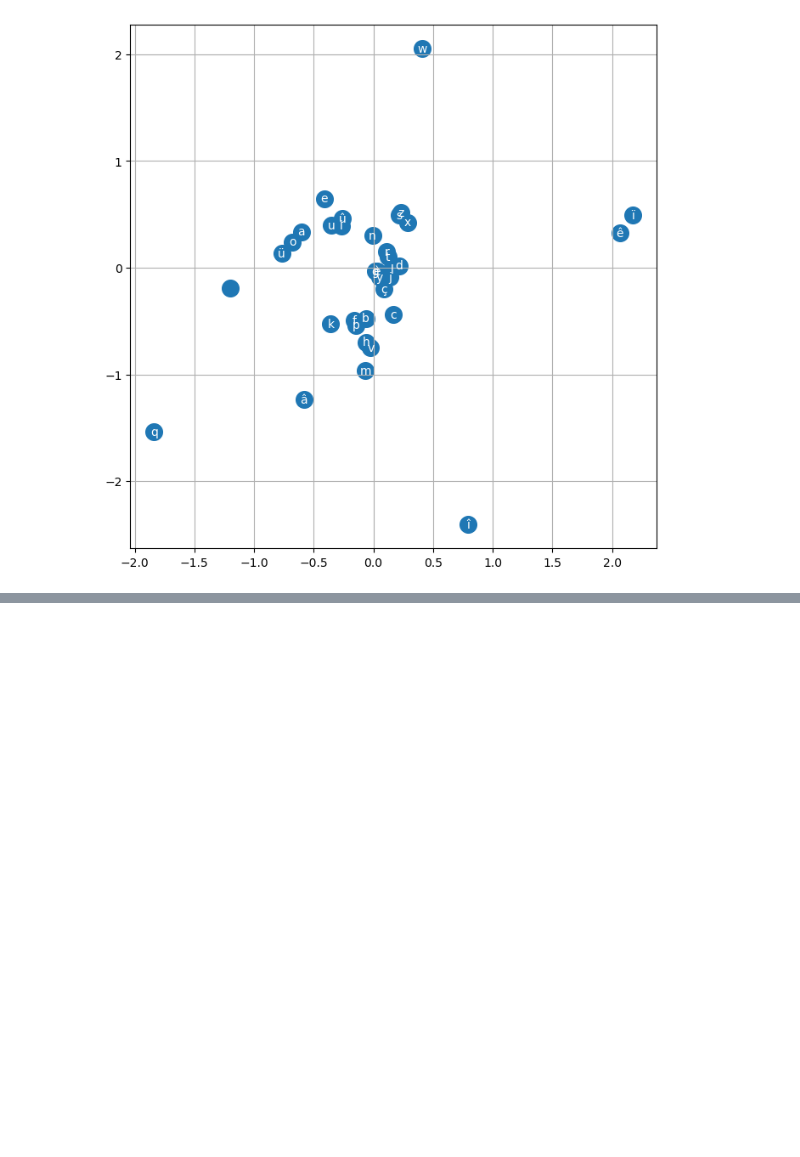
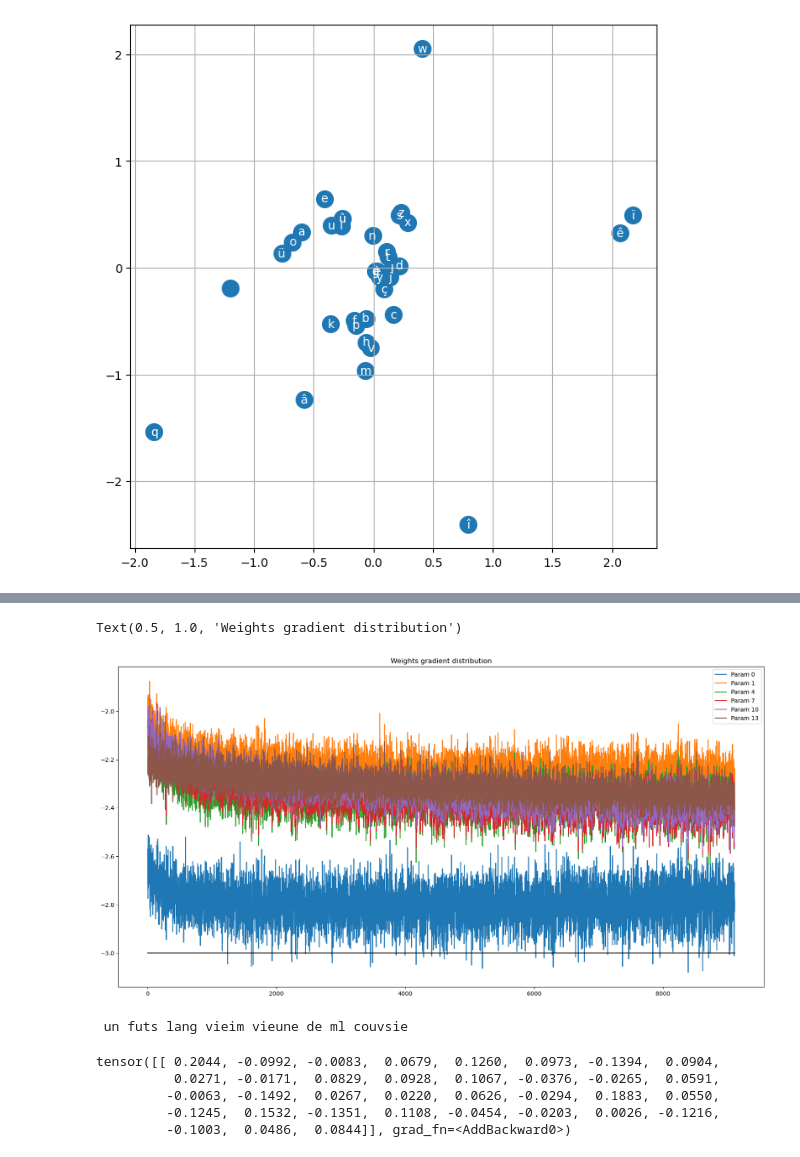
Before and after one commit to guillaumepaviot/poem_generator, a Jupyter notebook: poemgenerator.ipynb, the cells around one changed output, grey strips where cells are left out. Cells and saved outputs as stored; diff of their text form; code cells hidden in the pictures; blank space fills up the shorter version.

```diff
--- a/poemgenerator.ipynb
+++ b/poemgenerator.ipynb
@@ -318,11 +549,11 @@ plt.grid('minor')
 [figure]
 # %%
 out = []
-context = [0]*3
+context = [0]*5
 
 for _ in range(40):
     emb = C[torch.tensor([context])]
-    h = torch.tanh(emb.view(1, -1) @ W1 + b1)
+    h = torch.tanh(emb.view(emb.shape[0], -1) @ W1 + b1)
     logits = h @ W2 + b2
     probs = F.softmax(logits, dim=1)
     ix = torch.multinomial(probs, num_samples=1, generator=g).item()
@@ -415,0 +863,43 @@ l homme un douceur de evanouir non une fraternite brûlants s dans ou je s un se
+# %%
+plt.figure(figsize=(20, 10))
+legend = []
+for i, p in enumerate(parameters):
+    if p.ndim == 2:
+        plt.plot([ud[j][i] for j in range(len(ud))])
+        legend.append(f'Param {i}')
+plt.plot([0, len(ud)], [-3, -3], 'k')
+plt.legend(legend)
+plt.title('Weights gradient distribution')
+# %% [output]
+Text(0.5, 1.0, 'Weights gradient distribution')
+[figure, added]
+# %%
+with torch.no_grad():
+    for i, layer in enumerate(layers):
+        if isinstance(layer, BatchNorm1d):
+            layer.trainning = False
+
+prompt = 'enfer'
+context = [string_to_index[i] for i in prompt]
+out = []
+
+for i in range(40):
+    emb = C[torch.tensor([context])]
+    x = emb.view(emb.shape[0], -1)
+    for layer in layers:
+        x = layer(x)
+    ix = torch.multinomial(torch.clamp(x, min=0), num_samples=1, generator=g).item()
+    out.append(ix)
+    context = context[1:] + [ix]
+
+print(''.join(index_to_string[i] for i in out))
+# %% [output]
+ un futs lang vieim vieune de ml couvsie
+# %%
+x
+# %% [output]
+tensor([[ 0.2044, -0.0992, -0.0083,  0.0679,  0.1260,  0.0973, -0.1394,  0.0904,
+          0.0271, -0.0171,  0.0829,  0.0928,  0.1067, -0.0376, -0.0265,  0.0591,
+         -0.0063, -0.1492,  0.0267,  0.0220,  0.0626, -0.0294,  0.1883,  0.0550,
+         -0.1245,  0.1532, -0.1351,  0.1108, -0.0454, -0.0203,  0.0026, -0.1216,
+         -0.1003,  0.0486,  0.0844]], grad_fn=<AddBackward0>)
```
Also changed, not shown: parts of 42 cells of this notebook.
